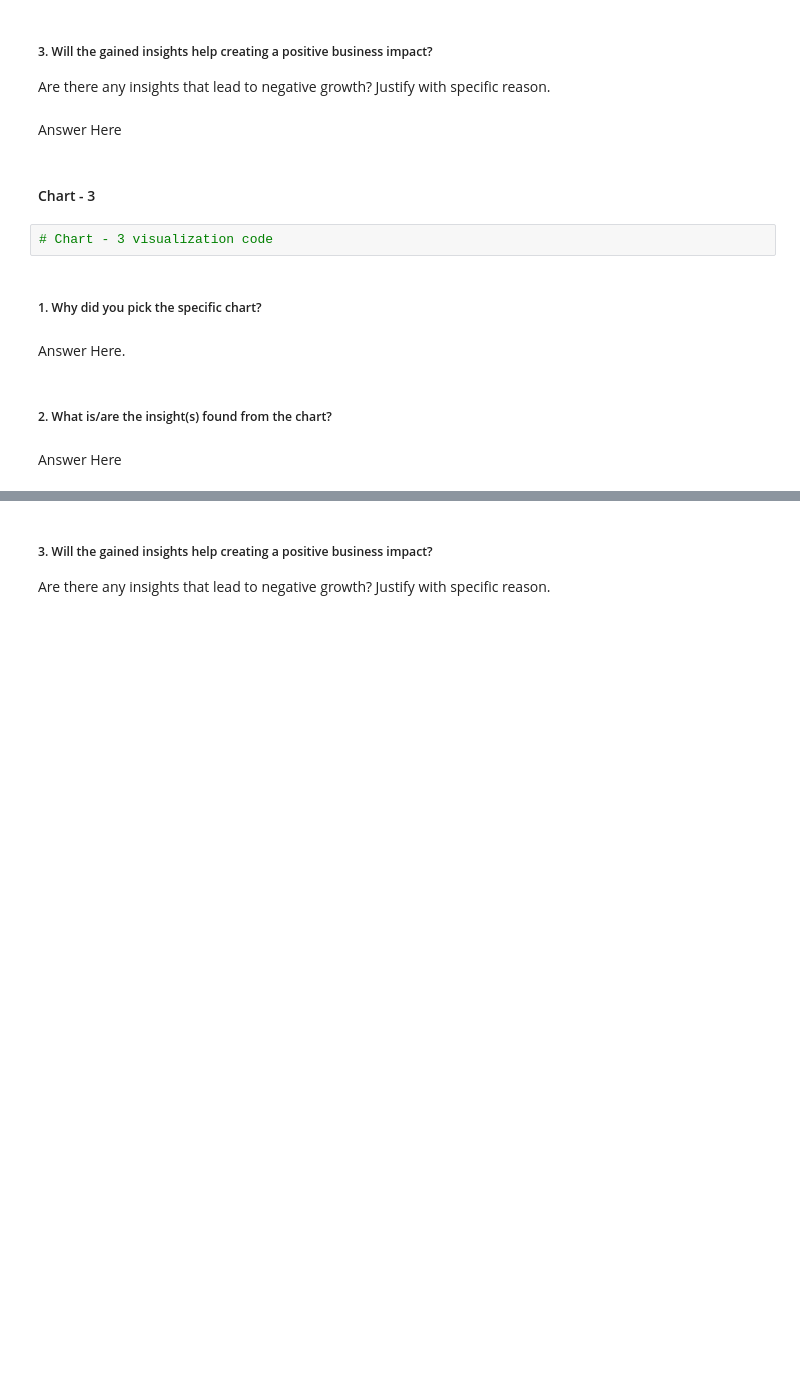
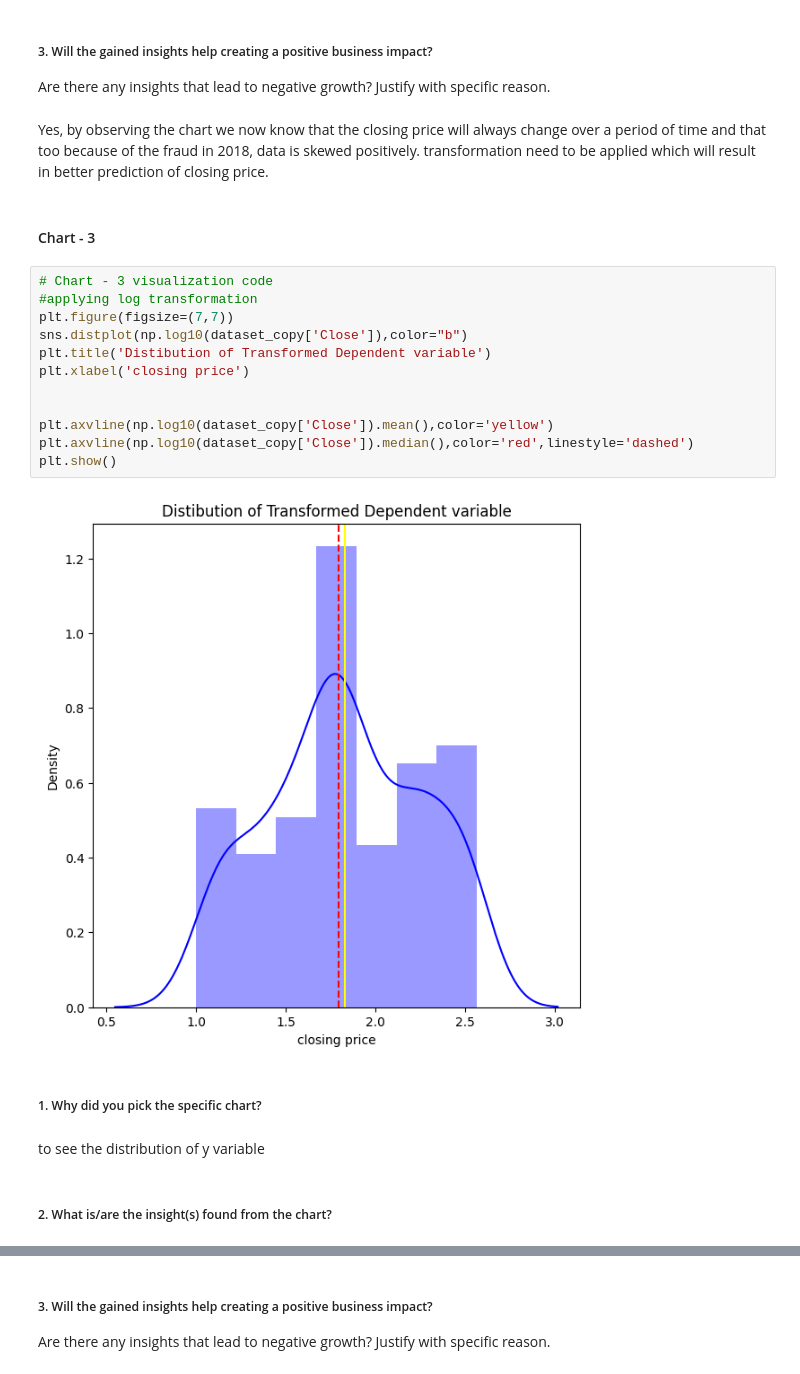
Before and after one commit to piyushbg/Yes-Bank-Stock-Closing-Price-Prediction, a Jupyter notebook: Yes_Bank_Stock_Closing_Price_Prediction.ipynb, the cells around one changed output, grey strips where cells are left out. Drawn from its saved outputs; the diff is of its cells as text; blank space fills up the shorter version.

```diff
--- a/Yes_Bank_Stock_Closing_Price_Prediction.ipynb
+++ b/Yes_Bank_Stock_Closing_Price_Prediction.ipynb
@@ -474,17 +495,27 @@ Answer Here
 # %% [markdown]
 ##### 3. Will the gained insights help creating a positive business impact?
 Are there any insights that lead to negative growth? Justify with specific reason.
-# %% [markdown]
-Answer Here
+# %% [markdown]
+Yes, by observing the chart we now know that the closing price will always change over a period of time and that too because of the fraud in 2018, data is skewed positively. transformation need to be applied which will result in better prediction of closing price.
 # %% [markdown]
 #### Chart - 3
-# %%
-# Chart - 3 visualization code
+# %%
+# Chart - 3 visualization code
+#applying log transformation
+plt.figure(figsize=(7,7))
+sns.distplot(np.log10(dataset_copy['Close']),color="b")
+plt.title('Distibution of Transformed Dependent variable')
+plt.xlabel('closing price')
+
+
+plt.axvline(np.log10(dataset_copy['Close']).mean(),color='yellow')
+plt.axvline(np.log10(dataset_copy['Close']).median(),color='red',linestyle='dashed')
+plt.show()
+# %% [output]
+[figure, added]
 # %% [markdown]
 ##### 1. Why did you pick the specific chart?
-# %% [markdown]
-Answer Here.
+# %% [markdown]
+to see the distribution of y variable
 # %% [markdown]
 ##### 2. What is/are the insight(s) found from the chart?
-# %% [markdown]
-Answer Here
```
Also changed, not shown: parts of 80 cells of this notebook.
